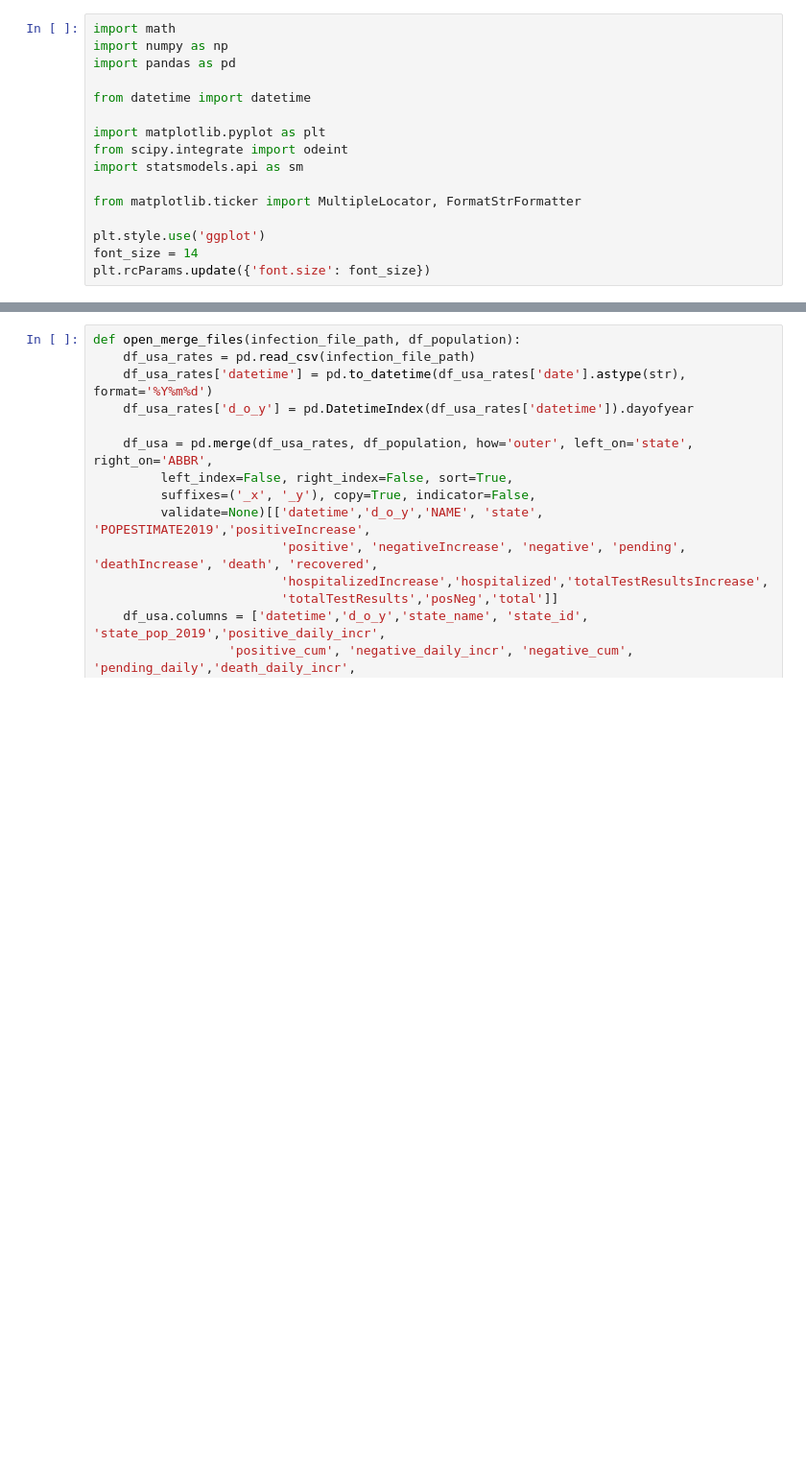
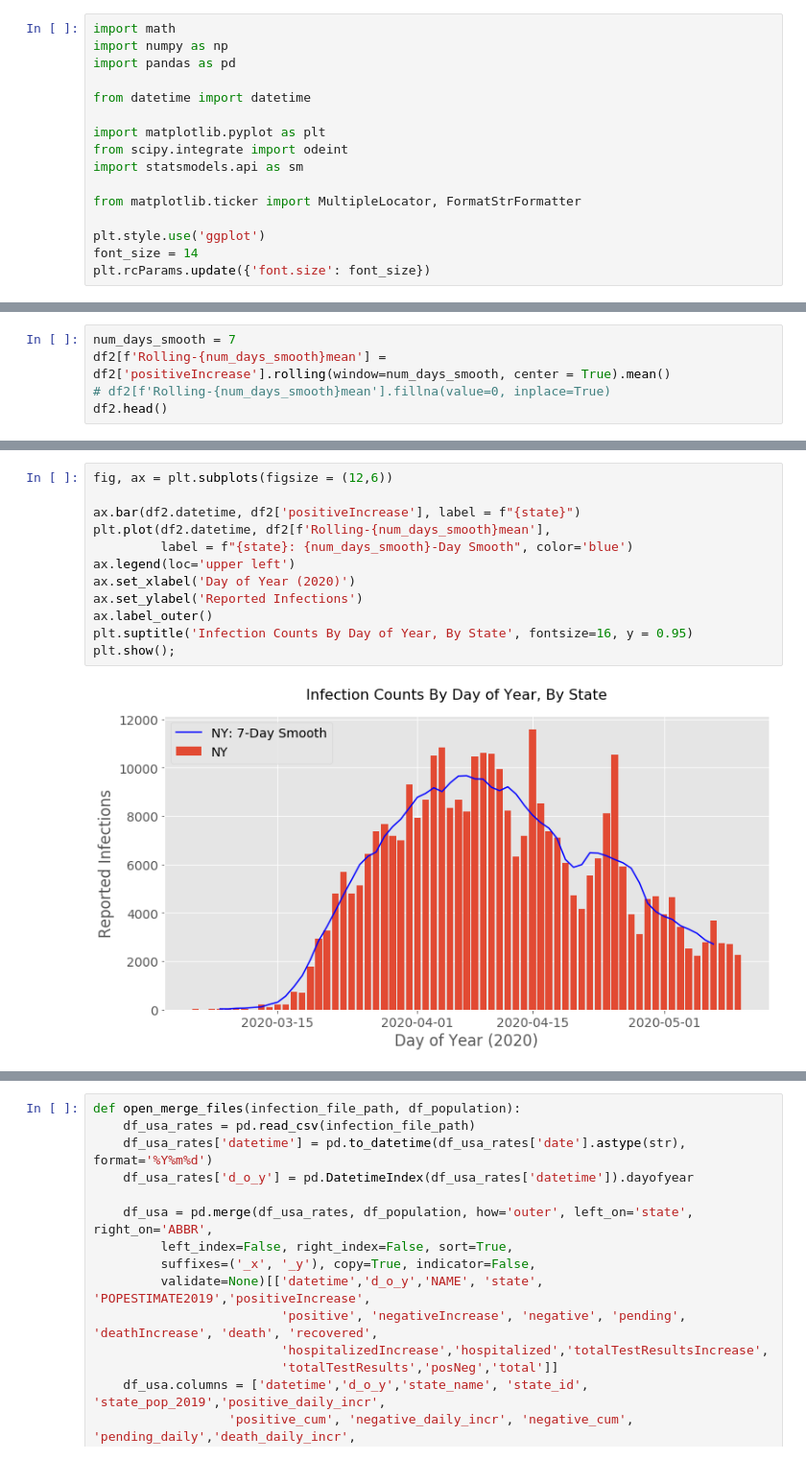
Before and after one commit to AsaKientz/covid-forecasting, a Jupyter notebook: notebooks/Untitled.ipynb, the cells around one changed output, grey strips where cells are left out. Shown: that part at 96% size. Drawn from its saved outputs; the diff is of its cells as text; blank space fills up the shorter version.

```diff
--- a/notebooks/Untitled.ipynb
+++ b/notebooks/Untitled.ipynb
@@ -16,0 +82,5 @@ plt.rcParams.update({'font.size': font_size})
+# %%
+num_days_smooth = 7
+df2[f'Rolling-{num_days_smooth}mean'] = df2['positiveIncrease'].rolling(window=num_days_smooth, center = True).mean()
+# df2[f'Rolling-{num_days_smooth}mean'].fillna(value=0, inplace=True)
+df2.head()
@@ -16,0 +99,14 @@ plt.rcParams.update({'font.size': font_size})
+# %%
+fig, ax = plt.subplots(figsize = (12,6))
+
+ax.bar(df2.datetime, df2['positiveIncrease'], label = f"{state}")
+plt.plot(df2.datetime, df2[f'Rolling-{num_days_smooth}mean'],
+         label = f"{state}: {num_days_smooth}-Day Smooth", color='blue')
+ax.legend(loc='upper left')
+ax.set_xlabel('Day of Year (2020)')
+ax.set_ylabel('Reported Infections')
+ax.label_outer()
+plt.suptitle('Infection Counts By Day of Year, By State', fontsize=16, y = 0.95)
+plt.show();
+# %% [output]
+[figure, added]
```
Also changed, not shown: parts of 17 cells of this notebook, 7 other files.
